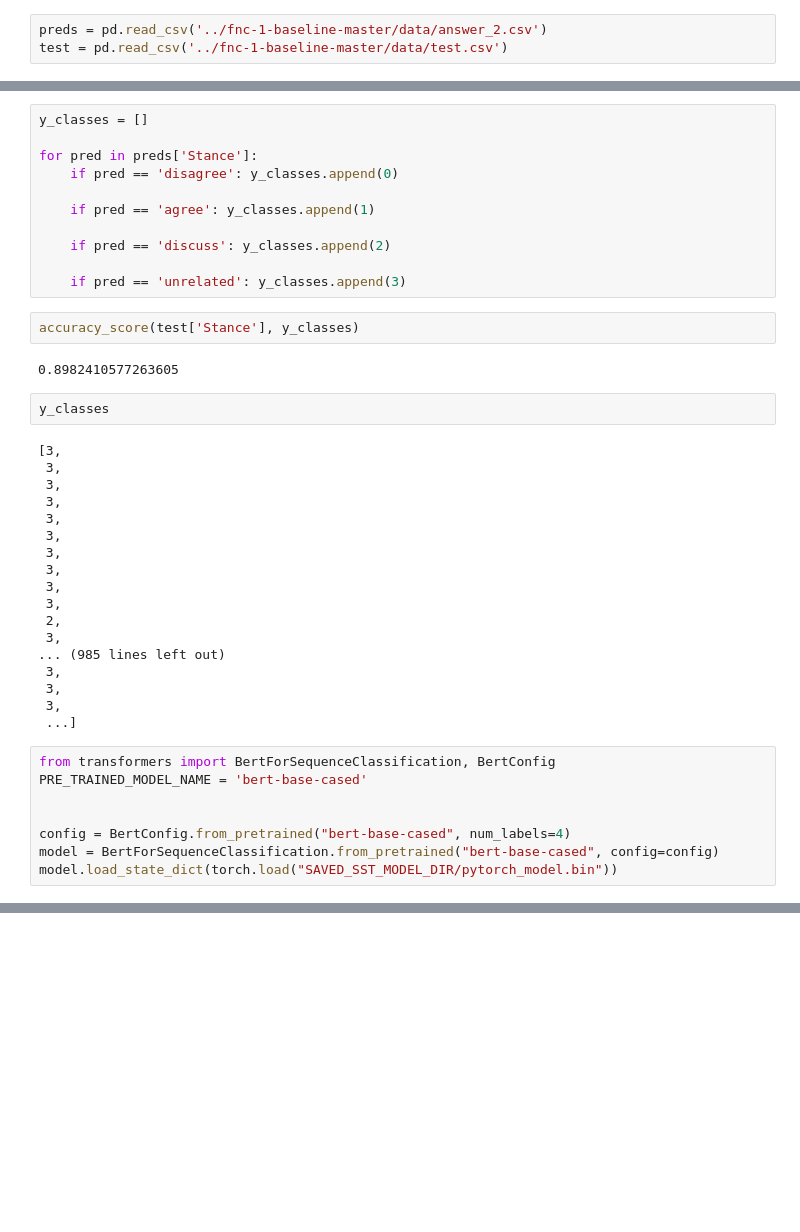
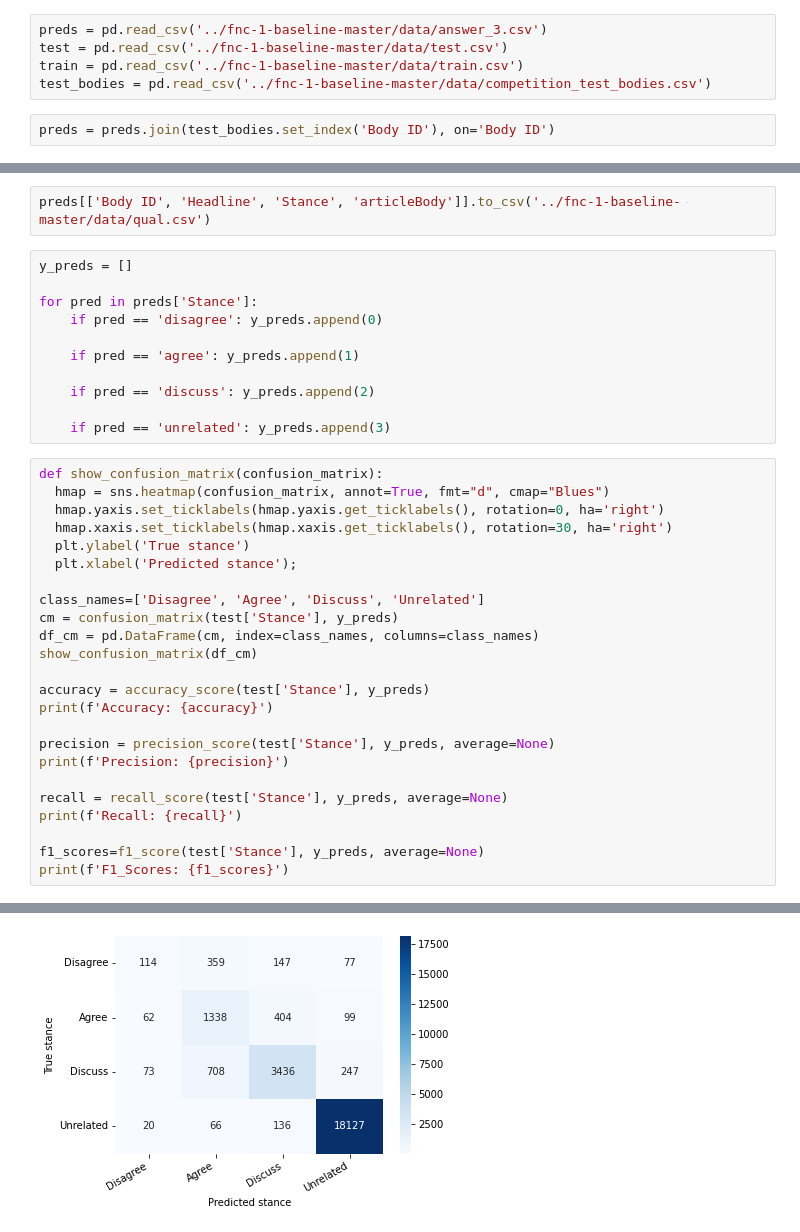
Before and after one commit to awjian/msci-nlp-w22-fnc, a Jupyter notebook: notebooks/playground.ipynb, the cells around one changed output, grey strips where cells are left out. Cells and saved outputs as stored; diff of their text form; blank space fills up the shorter version.

```diff
--- a/notebooks/playground.ipynb
+++ b/notebooks/playground.ipynb
@@ -4,3 +11,7 @@ import pandas as pd
 # %%
-preds = pd.read_csv('../fnc-1-baseline-master/data/answer_2.csv')
+preds = pd.read_csv('../fnc-1-baseline-master/data/answer_3.csv')
 test = pd.read_csv('../fnc-1-baseline-master/data/test.csv')
+train = pd.read_csv('../fnc-1-baseline-master/data/train.csv')
+test_bodies = pd.read_csv('../fnc-1-baseline-master/data/competition_test_bodies.csv')
+# %%
+preds = preds.join(test_bodies.set_index('Body ID'), on='Body ID')
@@ -7,43 +22,38 @@ test = pd.read_csv('../fnc-1-baseline-master/data/test.csv')
+# %%
+preds[['Body ID', 'Headline', 'Stance', 'articleBody']].to_csv('../fnc-1-baseline-master/data/qual.csv')
 # %%
-y_classes = []
+y_preds = []
 
 for pred in preds['Stance']:
-    if pred == 'disagree': y_classes.append(0)
+    if pred == 'disagree': y_preds.append(0)
 
-    if pred == 'agree': y_classes.append(1)
+    if pred == 'agree': y_preds.append(1)
 
-    if pred == 'discuss': y_classes.append(2)
+    if pred == 'discuss': y_preds.append(2)
 
-    if pred == 'unrelated': y_classes.append(3)
+    if pred == 'unrelated': y_preds.append(3)
-# %%
-accuracy_score(test['Stance'], y_classes)
-# %% [output]
-0.8982410577263605
-# %%
-y_classes
-# %% [output]
-[3,
- 3,
- 3,
- 3,
- 3,
- 3,
- 3,
- 3,
- 3,
- 3,
- 2,
- 3,
-... (985 lines left out)
- 3,
- 3,
- 3,
- ...]
-# %%
-from transformers import BertForSequenceClassification, BertConfig
-PRE_TRAINED_MODEL_NAME = 'bert-base-cased'
-
-
-config = BertConfig.from_pretrained("bert-base-cased", num_labels=4)
-model = BertForSequenceClassification.from_pretrained("bert-base-cased", config=config)
-model.load_state_dict(torch.load("SAVED_SST_MODEL_DIR/pytorch_model.bin"))
+# %%
+def show_confusion_matrix(confusion_matrix):
+  hmap = sns.heatmap(confusion_matrix, annot=True, fmt="d", cmap="Blues")
+  hmap.yaxis.set_ticklabels(hmap.yaxis.get_ticklabels(), rotation=0, ha='right')
+  hmap.xaxis.set_ticklabels(hmap.xaxis.get_ticklabels(), rotation=30, ha='right')
+  plt.ylabel('True stance')
+  plt.xlabel('Predicted stance');
+
+class_names=['Disagree', 'Agree', 'Discuss', 'Unrelated']
+cm = confusion_matrix(test['Stance'], y_preds)
+df_cm = pd.DataFrame(cm, index=class_names, columns=class_names)
+show_confusion_matrix(df_cm)
+
+accuracy = accuracy_score(test['Stance'], y_preds)
+print(f'Accuracy: {accuracy}')
+
+precision = precision_score(test['Stance'], y_preds, average=None)
+print(f'Precision: {precision}')
+
+recall = recall_score(test['Stance'], y_preds, average=None)
+print(f'Recall: {recall}')
+
+f1_scores=f1_score(test['Stance'], y_preds, average=None)
+print(f'F1_Scores: {f1_scores}')
+# %% [output]
@@ -49,0 +64 @@ model.load_state_dict(torch.load("SAVED_SST_MODEL_DIR/pytorch_model.bin"))
+[figure, added]
```
Also changed, not shown: parts of 4 cells of this notebook.
